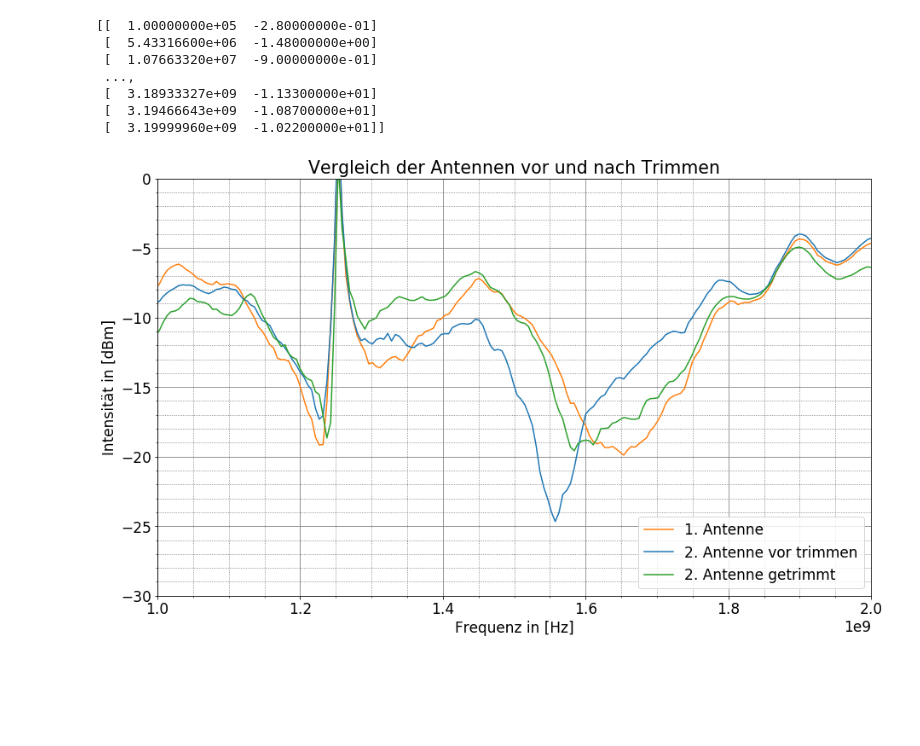
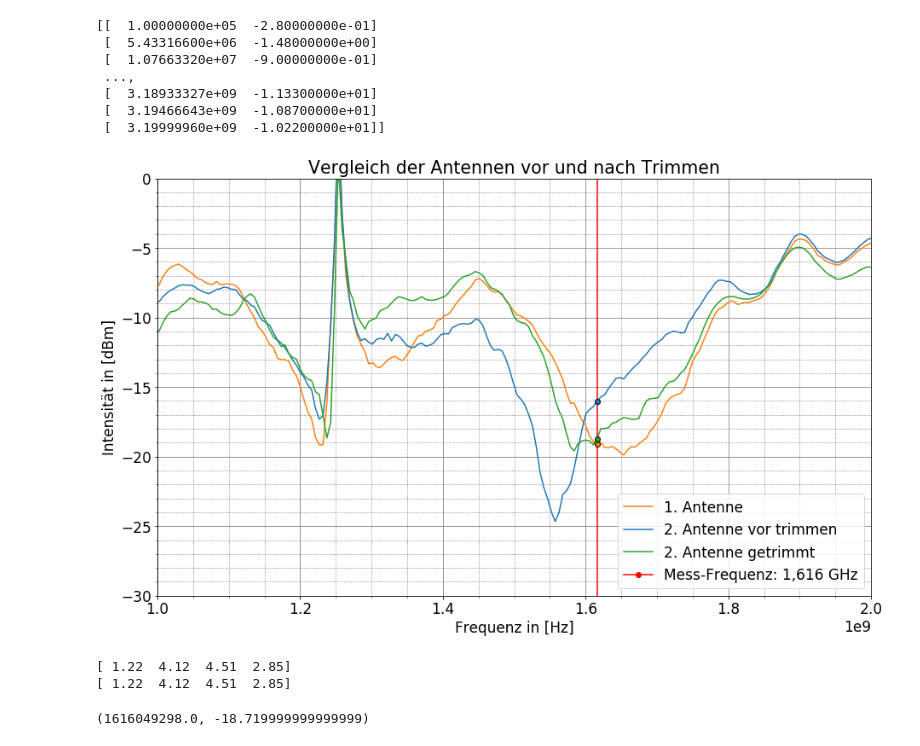
Before and after one commit to BigThonkers/AP2-Antenne, a Jupyter notebook: Bilder_und_Rohdaten/Projektpraktikum/CSV/Dipolantenne/traces/Untitled.ipynb, the cells around one changed output. Saved outputs shown, nothing was run; the diff lists cells and outputs as text; code cells hidden in the pictures; blank space fills up the shorter version.

```diff
--- a/Bilder_und_Rohdaten/Projektpraktikum/CSV/Dipolantenne/traces/Untitled.ipynb
+++ b/Bilder_und_Rohdaten/Projektpraktikum/CSV/Dipolantenne/traces/Untitled.ipynb
@@ -53,31 +53,55 @@ yantt  = np.array(anttrimm )[:,1]
 xant22 = np.array(ant22    )[:,0]
 yant22 = np.array(ant22    )[:,1]
 
 xant12 = np.array(ant12    )[:,0]
 yant12 = np.array(ant12    )[:,1]
 
 #plt.plot(xantt , yantt )
 
 plt.plot(xant12, yant12, color="#ff7f0e", label='1. Antenne')
 plt.plot(xant22, yant22, color="#1f77b4", label='2. Antenne vor trimmen')
 plt.plot(xantt2, yantt2, color="#2ca02c", label='2. Antenne getrimmt')
 
+plt.plot([1.616e9, 1.616e9], [-35,5],"o-",color="red", label="Mess-Frequenz: 1,616 GHz")
+
+plt.plot(xant12[303], yant12[303], "o",  color="#ff7f04",markeredgecolor="black")
+plt.plot(xant22[303], yant22[303], "o",  color="#1f77b4",markeredgecolor="black")
+plt.plot(xantt2[303], yantt2[303], "o",  color="#2ca02c",markeredgecolor="black")
+
 plt.ylim([-30,0])
 plt.xlim([1e9,2e9])
 
 #plt.semilogy()
 
 plt.legend(loc=4)
 
 plt.minorticks_on()
 plt.grid(which='minor', linestyle=':', color='dimgray')
 plt.grid(color='gray')
 
 plt.xlabel('Frequenz in [Hz]')
 plt.ylabel('Intensität in [dBm]')
 
 plt.savefig(filename='Antennentrimmen.jpg')
 
 plt.show()
 # %% [output]
-[figure, old version]
+[figure, new version]
+# %%
+arr = np.array([1.223234, 4.123344, 4.51294, 2.84943])
+
+print(np.round(arr, 2))
+
+liste = [1,2,3]
+
+print(np.round(arr, 2))
+
+list(np.round(arr, 2)).index(4.12)
+
+list(np.round(np.array(anttrimm2)[:,0] / 10**9, 3)).index(1.616)
+
+np.array(anttrimm2)[303,0], np.array(anttrimm2)[303,1]
+# %% [output]
+[ 1.22  4.12  4.51  2.85]
+[ 1.22  4.12  4.51  2.85]
+(1616049298.0, -18.719999999999999)
```
Also changed, not shown: 5 other files.
